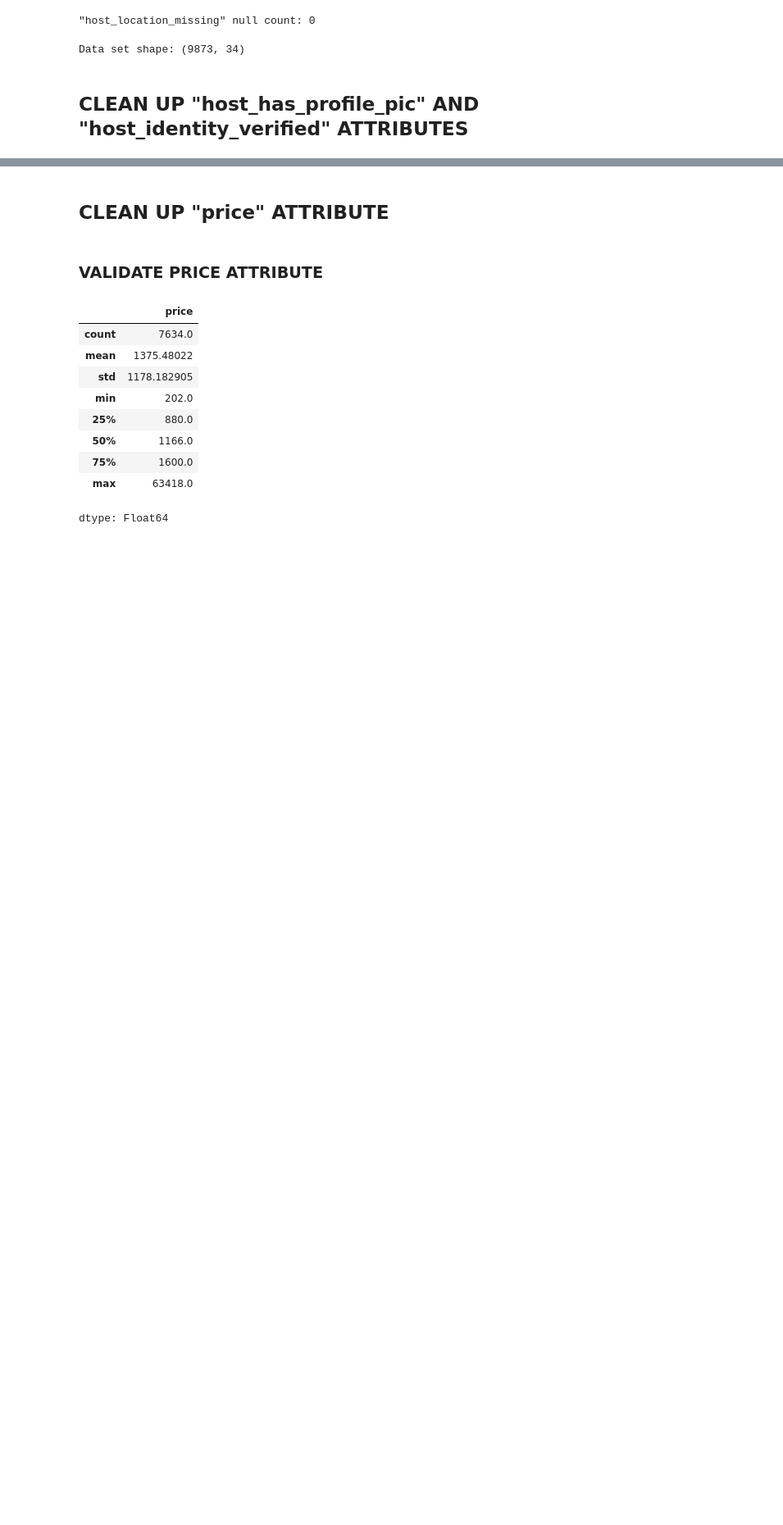
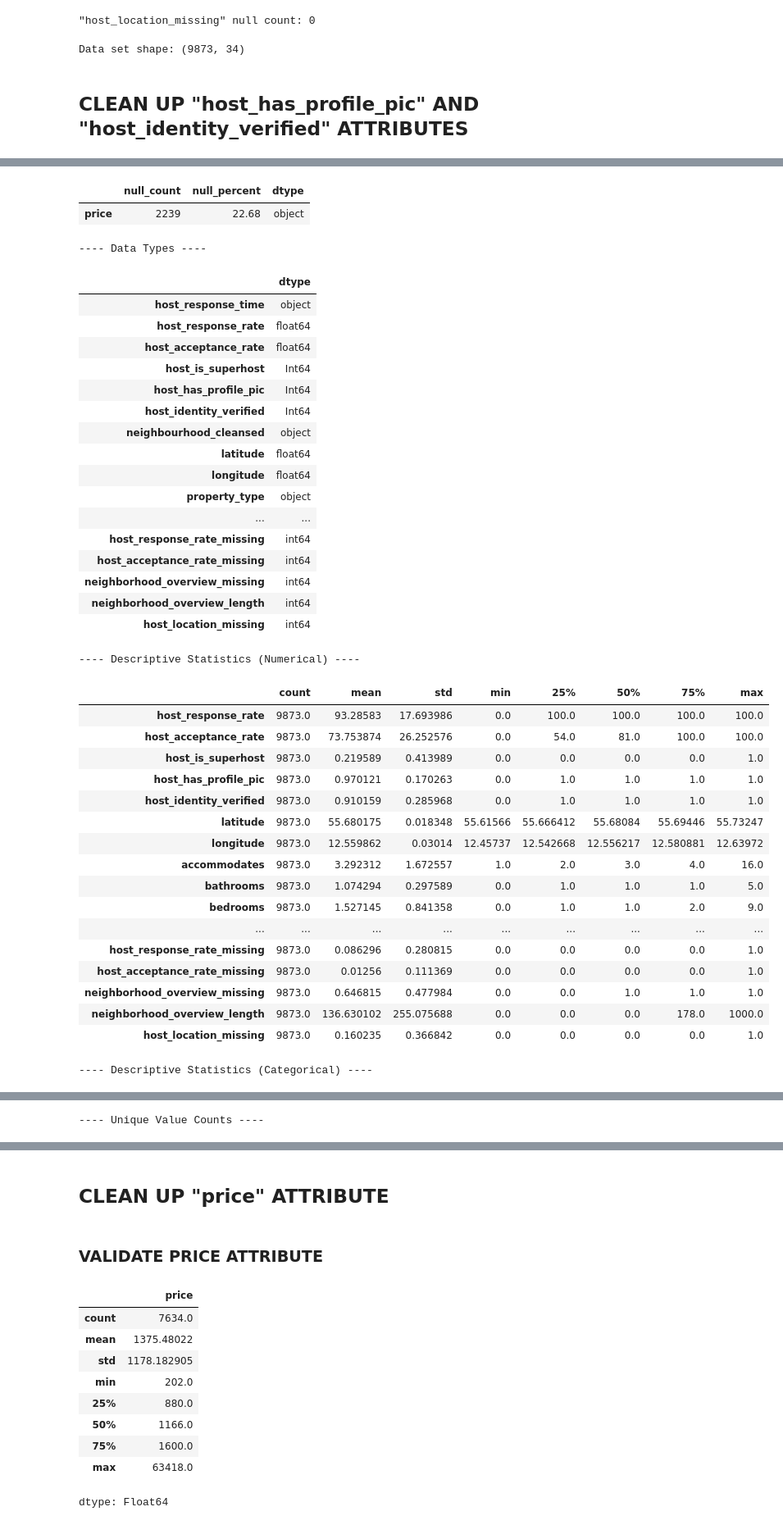
Before and after one commit to torbenbillow/CBS-AML-PROJECT, a Jupyter notebook: notebooks/00_welcome.ipynb, the cells around one changed output, grey strips where cells are left out. Shown at 82% size. Cells and saved outputs as stored; diff of their text form; code cells hidden in the pictures; blank space fills up the shorter version.

```diff
--- a/notebooks/00_welcome.ipynb
+++ b/notebooks/00_welcome.ipynb
@@ -748,13 +790 @@ host_identity_verified    0
 dtype: int64
-# %%
-# Given the relatively small number of null rows, we have chosen to drop them rather than impute values.
-
-subset_cols = ["host_has_profile_pic", "host_identity_verified"]
-
-for name, df in datasets.items():
-    # Drop rows with NA in any of the subset columns
-    df.dropna(subset=subset_cols, inplace=True)
-
-    # Show remaining NA counts for those columns
-    print(f"{name} results:")
-    print(df[subset_cols].isna().sum(),"\n")
@@ -770,0 +793,5 @@ dtype: int64
+# %%
+# Run the function to show the various metrics defined
+
+audit_dataframe(df, name="Airbnb Data")
+# %% [output]
@@ -770,0 +803,39 @@ dtype: int64
+|  | null_count | null_percent | dtype |
+| price | 2239 | 22.68 | object |
+---- Data Types ----
+|  | dtype |
+| host_response_time | object |
+| host_response_rate | float64 |
+| host_acceptance_rate | float64 |
+| host_is_superhost | Int64 |
+| host_has_profile_pic | Int64 |
+| host_identity_verified | Int64 |
+| neighbourhood_cleansed | object |
+| latitude | float64 |
+| longitude | float64 |
+| property_type | object |
+| ... | ... |
+| host_response_rate_missing | int64 |
+| host_acceptance_rate_missing | int64 |
+| neighborhood_overview_missing | int64 |
+| neighborhood_overview_length | int64 |
+| host_location_missing | int64 |
+---- Descriptive Statistics (Numerical) ----
+|  | count | mean | std | min | 25% | 50% | 75% | max |
+| host_response_rate | 9873.0 | 93.28583 | 17.693986 | 0.0 | 100.0 | 100.0 | 100.0 | 100.0 |
+| host_acceptance_rate | 9873.0 | 73.753874 | 26.252576 | 0.0 | 54.0 | 81.0 | 100.0 | 100.0 |
+| host_is_superhost | 9873.0 | 0.219589 | 0.413989 | 0.0 | 0.0 | 0.0 | 0.0 | 1.0 |
+| host_has_profile_pic | 9873.0 | 0.970121 | 0.170263 | 0.0 | 1.0 | 1.0 | 1.0 | 1.0 |
+| host_identity_verified | 9873.0 | 0.910159 | 0.285968 | 0.0 | 1.0 | 1.0 | 1.0 | 1.0 |
+| latitude | 9873.0 | 55.680175 | 0.018348 | 55.61566 | 55.666412 | 55.68084 | 55.69446 | 55.73247 |
+| longitude | 9873.0 | 12.559862 | 0.03014 | 12.45737 | 12.542668 | 12.556217 | 12.580881 | 12.63972 |
+| accommodates | 9873.0 | 3.292312 | 1.672557 | 1.0 | 2.0 | 3.0 | 4.0 | 16.0 |
+| bathrooms | 9873.0 | 1.074294 | 0.297589 | 0.0 | 1.0 | 1.0 | 1.0 | 5.0 |
+| bedrooms | 9873.0 | 1.527145 | 0.841358 | 0.0 | 1.0 | 1.0 | 2.0 | 9.0 |
+| ... | ... | ... | ... | ... | ... | ... | ... | ... |
+| host_response_rate_missing | 9873.0 | 0.086296 | 0.280815 | 0.0 | 0.0 | 0.0 | 0.0 | 1.0 |
+| host_acceptance_rate_missing | 9873.0 | 0.01256 | 0.111369 | 0.0 | 0.0 | 0.0 | 0.0 | 1.0 |
+| neighborhood_overview_missing | 9873.0 | 0.646815 | 0.477984 | 0.0 | 0.0 | 1.0 | 1.0 | 1.0 |
+| neighborhood_overview_length | 9873.0 | 136.630102 | 255.075688 | 0.0 | 0.0 | 0.0 | 178.0 | 1000.0 |
+| host_location_missing | 9873.0 | 0.160235 | 0.366842 | 0.0 | 0.0 | 0.0 | 0.0 | 1.0 |
+---- Descriptive Statistics (Categorical) ----
@@ -770,0 +850 @@ dtype: int64
+---- Unique Value Counts ----
```
Also changed, not shown: parts of 23 cells of this notebook.
